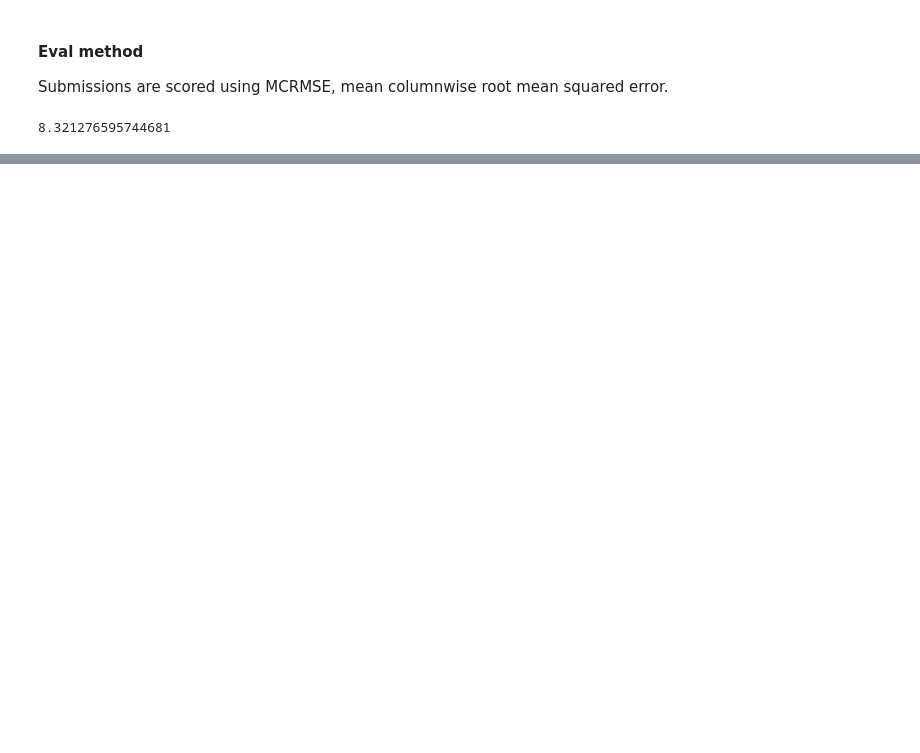
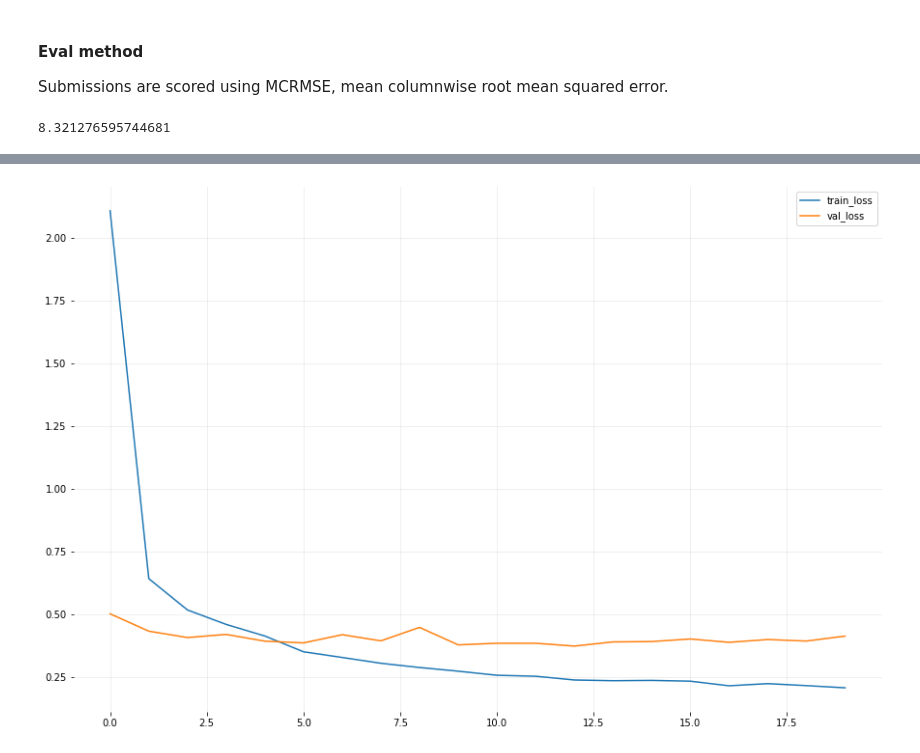
Before and after one commit to tripnv/fbp2-kaggle, a Jupyter notebook: experimentation.ipynb, the cells around one changed output, grey strips where cells are left out. Saved outputs shown, nothing was run; the diff lists cells and outputs as text; code cells hidden in the pictures; blank space fills up the shorter version.

Commit message:
initial model doesn't really generalizes

```diff
--- a/experimentation.ipynb
+++ b/experimentation.ipynb
@@ -34,0 +93,12 @@ S
+# %%
+# inputs: A 3D tensor, with shape [batch, timesteps, feature].
+model = tf.keras.models.Sequential([
+    tf.keras.layers.Input(shape = (None, )),
+    tf.keras.layers.Embedding(input_dim = max_tokens, output_dim = 256),
+    tf.keras.layers.Bidirectional(tf.keras.layers.GRU(units = 64)),
+
+    tf.keras.layers.Dropout(.5),
+    tf.keras.layers.Dense(6)
+])
+# %%
+model.compile(loss = 'mse', metrics = 'mean_absolute_percentage_error', optimizer = tf.keras.optimizers.Adam(lr = 1e-3))
@@ -34,0 +126,14 @@ S
+# %%
+callbacks = [
+    tf.keras.callbacks.ModelCheckpoint("embeddings_scratch.keras", save_best_only=True),
+    # tf.keras.callbacks.EarlyStopping(
+    #     monitor='val_loss',
+    #     patience = 10)
+]
+# %%
+history = model.fit(
+    x = vectorized_train,
+    y = Y_train,
+    validation_data = (vectorized_valid, Y_valid),
+    callbacks = callbacks,
+    epochs = 20)
@@ -34,0 +158,10 @@ S
+# %%
+plt.figure(figsize=(15,10))
+plt.plot(history.history['loss'], label = 'train_loss')
+plt.plot(history.history['val_loss'], label = 'val_loss')
+plt.box(False)
+plt.grid(True, alpha = .25)
+plt.legend()
+plt.show()
+# %% [output]
+[figure, added]
```
Also changed, not shown: parts of 23 cells of this notebook.
